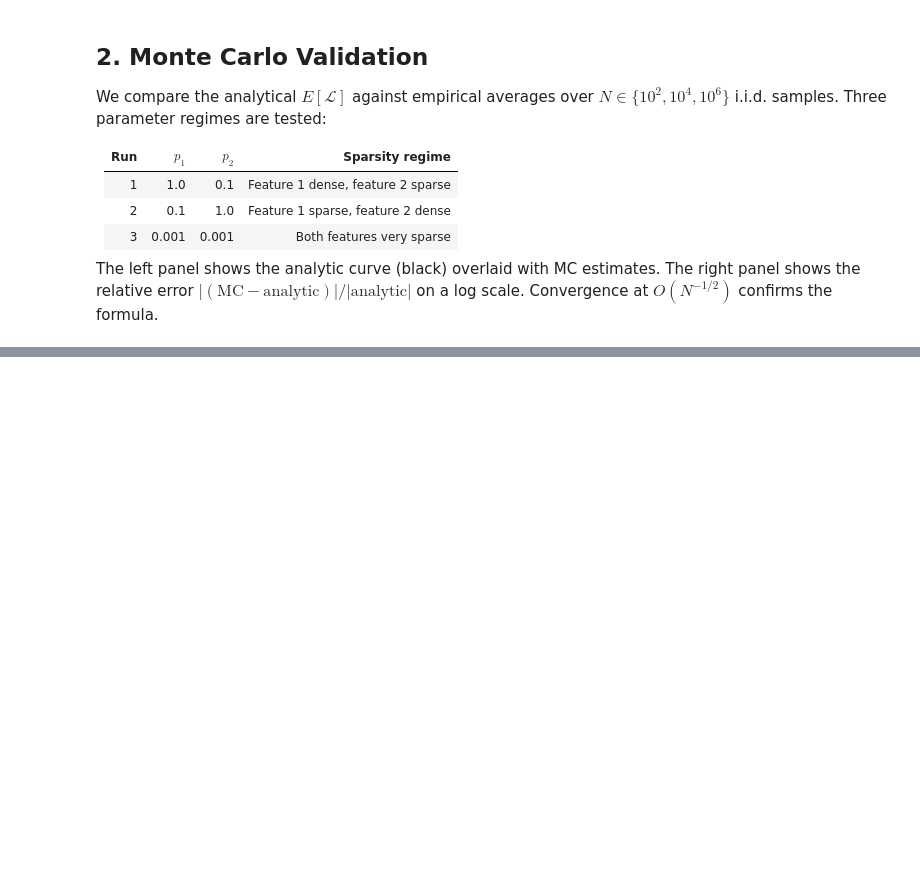
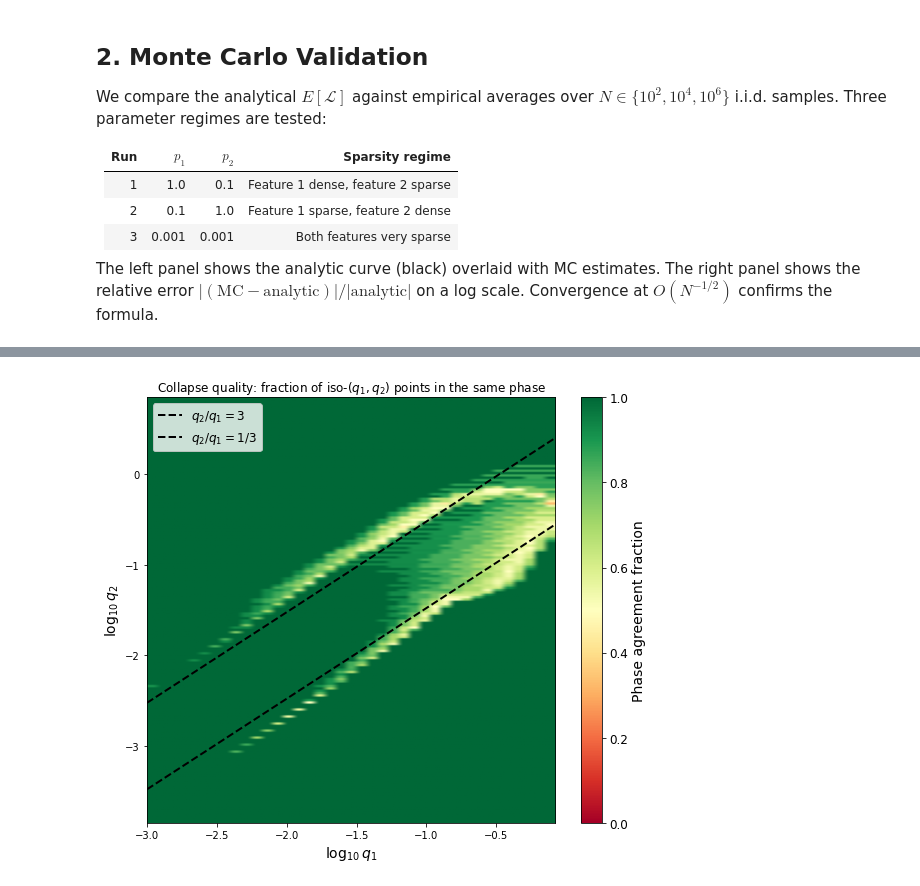
Before and after one commit to rebalkin/ML, a Jupyter notebook: superposition/nonlinear_superposition_toy_model_v2.ipynb, the cells around one changed output, grey strips where cells are left out. Cells and saved outputs as stored; diff of their text form; code cells hidden in the pictures; blank space fills up the shorter version.

```diff
--- a/superposition/nonlinear_superposition_toy_model_v2.ipynb
+++ b/superposition/nonlinear_superposition_toy_model_v2.ipynb
@@ -391,0 +441,53 @@ max        1.0000     10.0000      3.1266      0.5381      0.5381      0.0578
+# %%
+# ── Phase label: classify each θ* into one of three phases ──────────────────
+# Boundaries at π/4 (between 0 and π/2) and 5π/8 (between π/2 and 3π/4)
+def classify_phase(theta):
+    if theta < np.pi / 4 or theta > 7 * np.pi / 8:
+        return 'feat1'    # θ ≈ 0 or θ ≈ π  (same w^Tw)
+    elif theta < 5 * np.pi / 8:
+        return 'feat2'    # θ ≈ π/2
+    else:
+        return 'super'    # θ ≈ 3π/4
+
+df_repeats = df_repeats.copy()
+df_repeats['phase'] = df_repeats['theta'].apply(classify_phase)
+
+# ── Agreement fraction: fraction of iso-(q1,q2) points sharing the modal phase
+def agreement_fraction(phases):
+    return phases.value_counts().iloc[0] / len(phases)
+
+agree = (df_repeats
+         .groupby(['lq1', 'lq2'])['phase']
+         .apply(agreement_fraction)
+         .reset_index(name='agreement'))
+
+grid_agree = agree.pivot(index='lq2', columns='lq1', values='agreement')
+
+# ── Plot ─────────────────────────────────────────────────────────────────────
+fig, ax = plt.subplots(figsize=(8, 7))
+im = ax.imshow(
+    grid_agree,
+    origin='lower', aspect='auto',
+    cmap='RdYlGn', vmin=0, vmax=1,
+    extent=[grid_agree.columns.min(), grid_agree.columns.max(),
+            grid_agree.index.min(),   grid_agree.index.max()]
+)
+cbar = fig.colorbar(im, ax=ax)
+cbar.set_label('Phase agreement fraction', fontsize=14)
+cbar.ax.tick_params(labelsize=12)
+
+ax.set_xlabel(r'$\log_{10} q_1$', fontsize=14)
+ax.set_ylabel(r'$\log_{10} q_2$', fontsize=14)
+ax.set_title(r'Collapse quality: fraction of iso-$(q_1,q_2)$ points in the same phase',
+             fontsize=12)
+
+q1_line = np.linspace(grid_agree.columns.min(), grid_agree.columns.max(), 200)
+ax.plot(q1_line, q1_line + np.log10(3),   'k--', lw=2, label=r'$q_2/q_1 = 3$')
+ax.plot(q1_line, q1_line + np.log10(1/3), 'k--', lw=2, label=r'$q_2/q_1 = 1/3$')
+ax.legend(fontsize=12)
+ax.set_ylim(grid_agree.index.min(), grid_agree.index.max())
+
+plt.tight_layout()
+plt.show()
+# %% [output]
+[figure, added]
```
Also changed, not shown: parts of 17 cells of this notebook.
